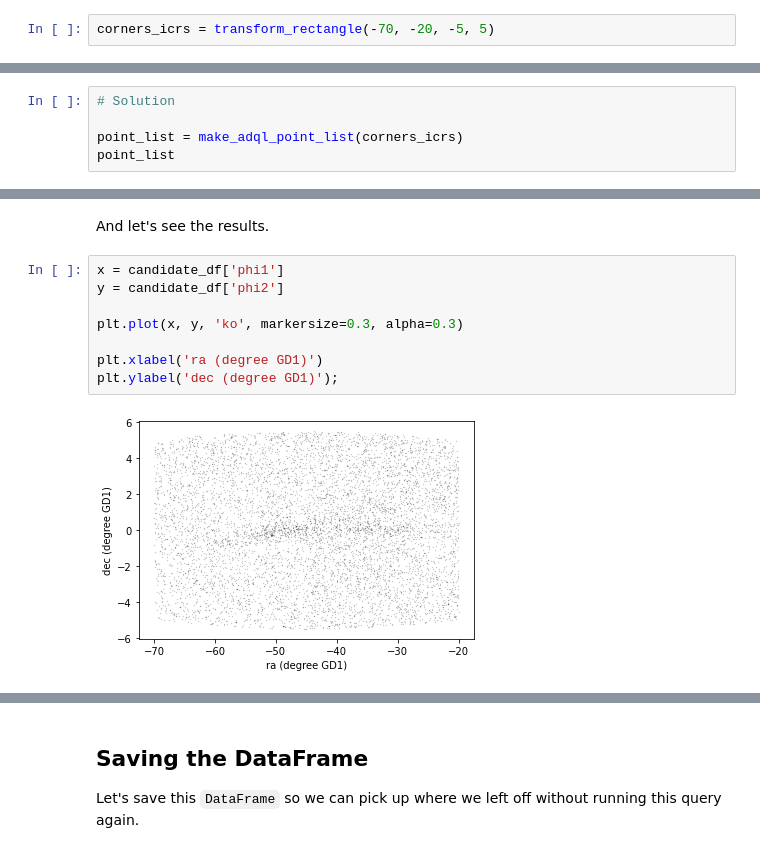
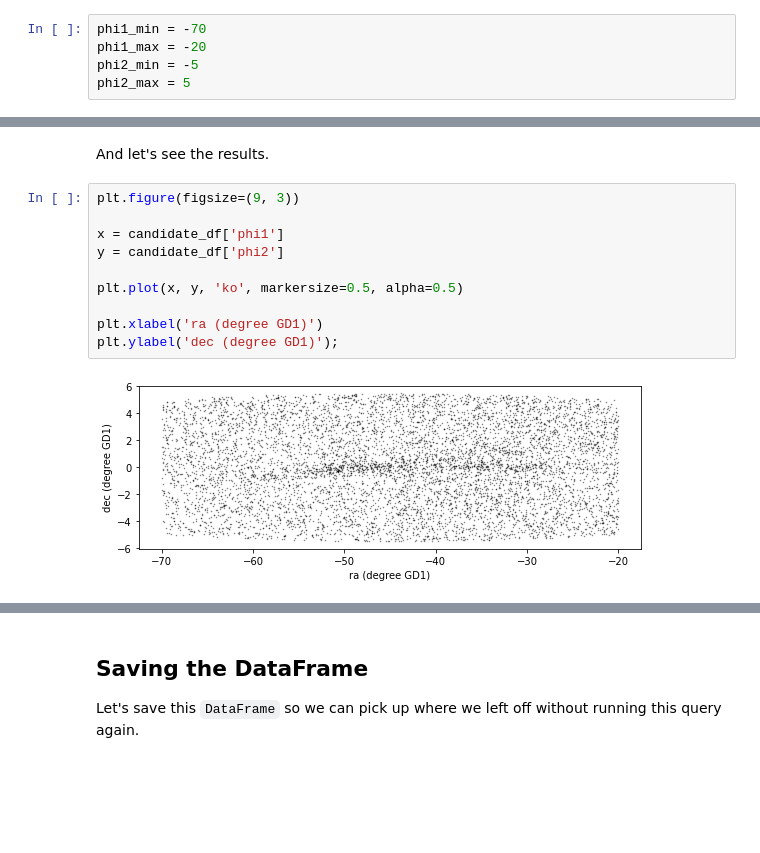
Before and after one commit to AllenDowney/AstronomicalData, a Jupyter notebook: 04_select.ipynb, the cells around one changed output, grey strips where cells are left out. Cells and saved outputs as stored; diff of their text form; blank space fills up the shorter version.

```diff
--- a/04_select.ipynb
+++ b/04_select.ipynb
@@ -233,2 +272,5 @@ We can call it like this:
 # %%
-corners_icrs = transform_rectangle(-70, -20, -5, 5)
+phi1_min = -70
+phi1_max = -20
+phi2_min = -5
+phi2_max = 5
@@ -265,5 +299,0 @@ def make_adql_point_list(coords):
-# %%
-# Solution
-
-point_list = make_adql_point_list(corners_icrs)
-point_list
@@ -399,15 +429,17 @@ candidate_df = make_dataframe(candidate_table)
 # %% [markdown]
 And let's see the results.
 # %%
+plt.figure(figsize=(9, 3))
+
 x = candidate_df['phi1']
 y = candidate_df['phi2']
 
-plt.plot(x, y, 'ko', markersize=0.3, alpha=0.3)
+plt.plot(x, y, 'ko', markersize=0.5, alpha=0.5)
 
 plt.xlabel('ra (degree GD1)')
 plt.ylabel('dec (degree GD1)');
 # %% [output]
-[figure, old version]
+[figure, new version]
 # %% [markdown]
 We're starting to see GD-1 more clearly.
 
```
Also changed, not shown: parts of 39 cells of this notebook, 2 other files.
